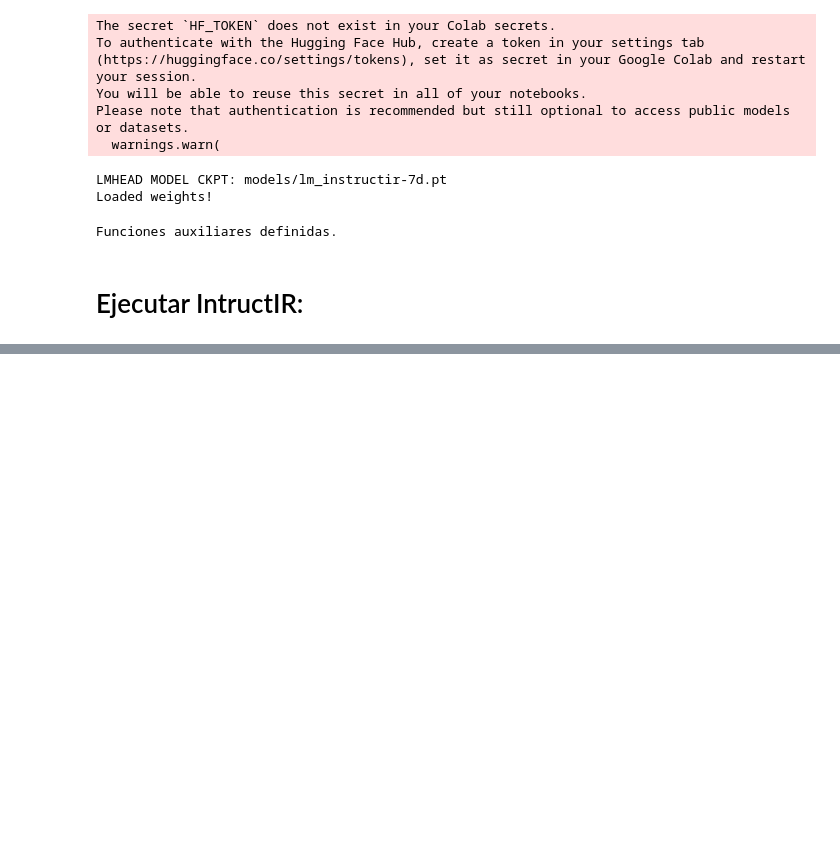
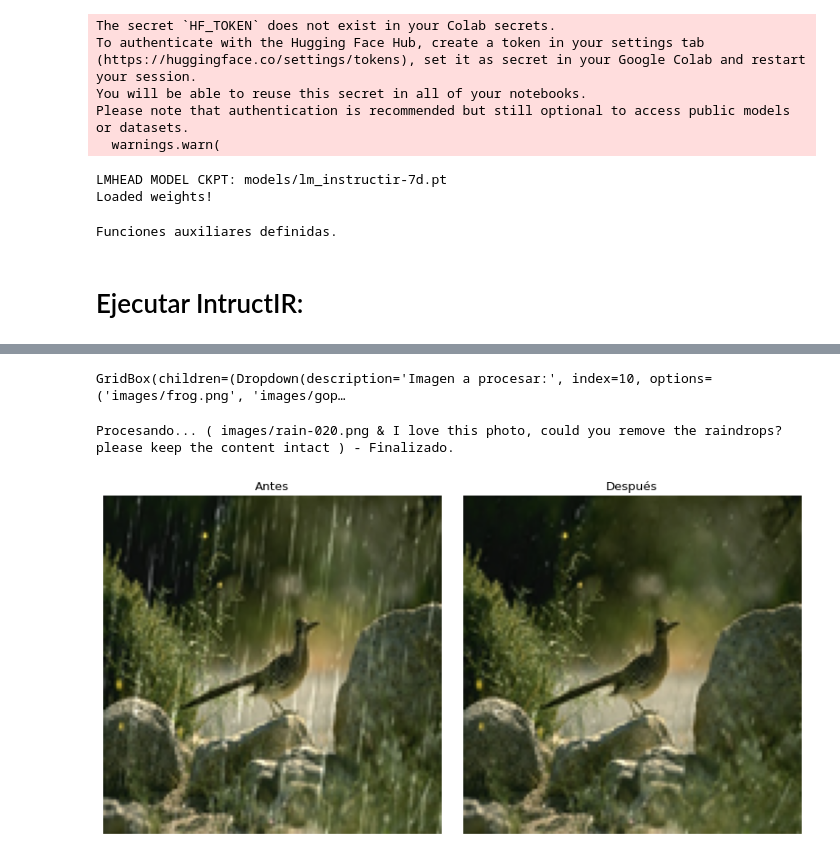
Before and after one commit to PGP-MachineLearning/ejemplosLLM, a Jupyter notebook: ImagText-IntructIR.ipynb, the cells around one changed output, grey strips where cells are left out. Saved outputs shown, nothing was run; the diff lists cells and outputs as text; code cells hidden in the pictures; blank space fills up the shorter version.

```diff
--- a/ImagText-IntructIR.ipynb
+++ b/ImagText-IntructIR.ipynb
@@ -289,3 +297,13 @@ Procesando... ( images/rain-020.png & I love this photo, could you remove the ra
+# %%
+#@title Ejecutar usando imágenes de ejemplo del modelo 2
+
+# genera interface
+button.on_click(on_button_clicked)
+display(prueba_ui)
+# %% [output]
+GridBox(children=(Dropdown(description='Imagen a procesar:', index=10, options=('images/frog.png', 'images/gop…
+Procesando... ( images/rain-020.png & I love this photo, could you remove the raindrops? please keep the content intact ) - Finalizado.
+[figure, added]
 # %%
 #@title Ejecutar usando imágenes de la web
 
```
Also changed, not shown: parts of 3 cells of this notebook, 4 other files.
